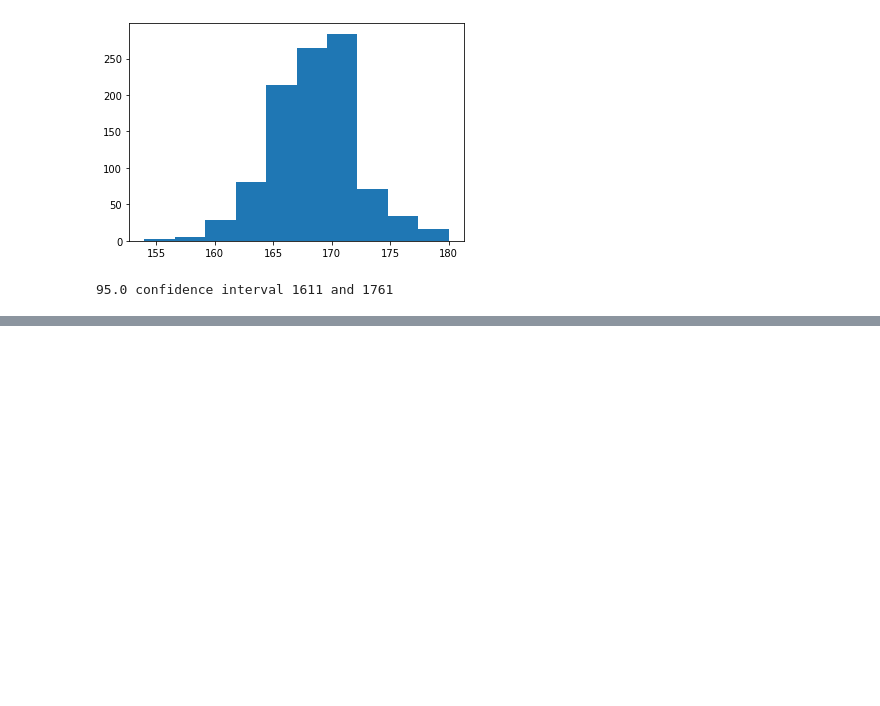
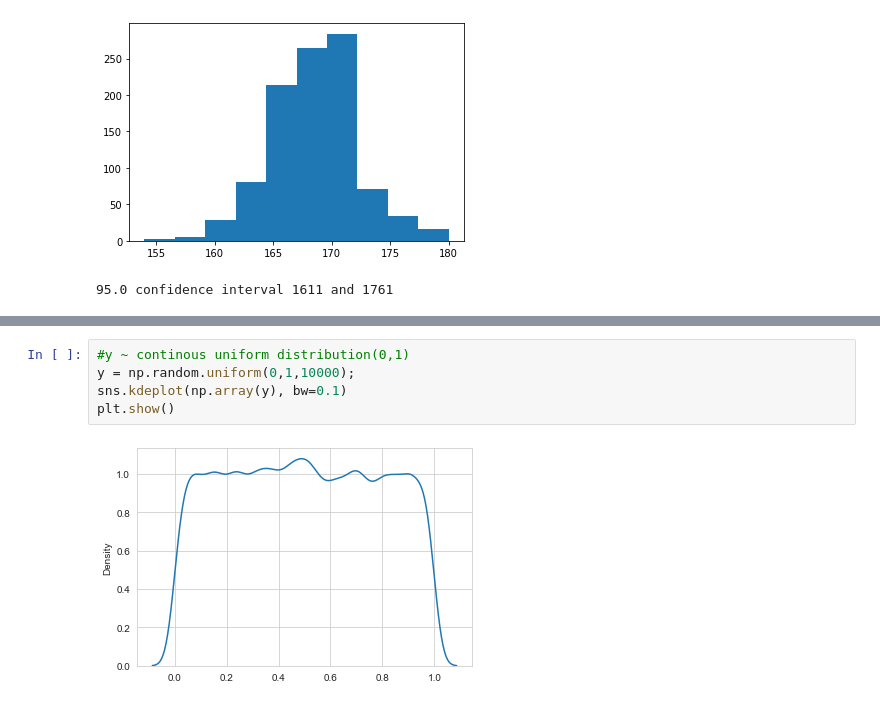
Before and after one commit to Piyush-Choudhary3757/AppliedAI-Machine-Learning-Online-Course, a Jupyter notebook: Module 2_ Data Science_ Exploratory Data Analysis and Data Visualization/3. Probability and Statistics/1MY_code.ipynb, the cells around one changed output, grey strips where cells are left out. Cells and saved outputs as stored; diff of their text form; blank space fills up the shorter version.

```diff
--- a/Module 2_ Data Science_ Exploratory Data Analysis and Data Visualization/3. Probability and Statistics/1MY_code.ipynb
+++ b/Module 2_ Data Science_ Exploratory Data Analysis and Data Visualization/3. Probability and Statistics/1MY_code.ipynb
@@ -40,0 +61,7 @@ print("%.1f confidence interval %.f1 and %.f1" % (alpha*100,lower,upper))
+# %%
+#y ~ continous uniform distribution(0,1)
+y = np.random.uniform(0,1,10000);
+sns.kdeplot(np.array(y), bw=0.1)
+plt.show()
+# %% [output]
+[figure, added]
```
Also changed, not shown: parts of 3 cells of this notebook.
